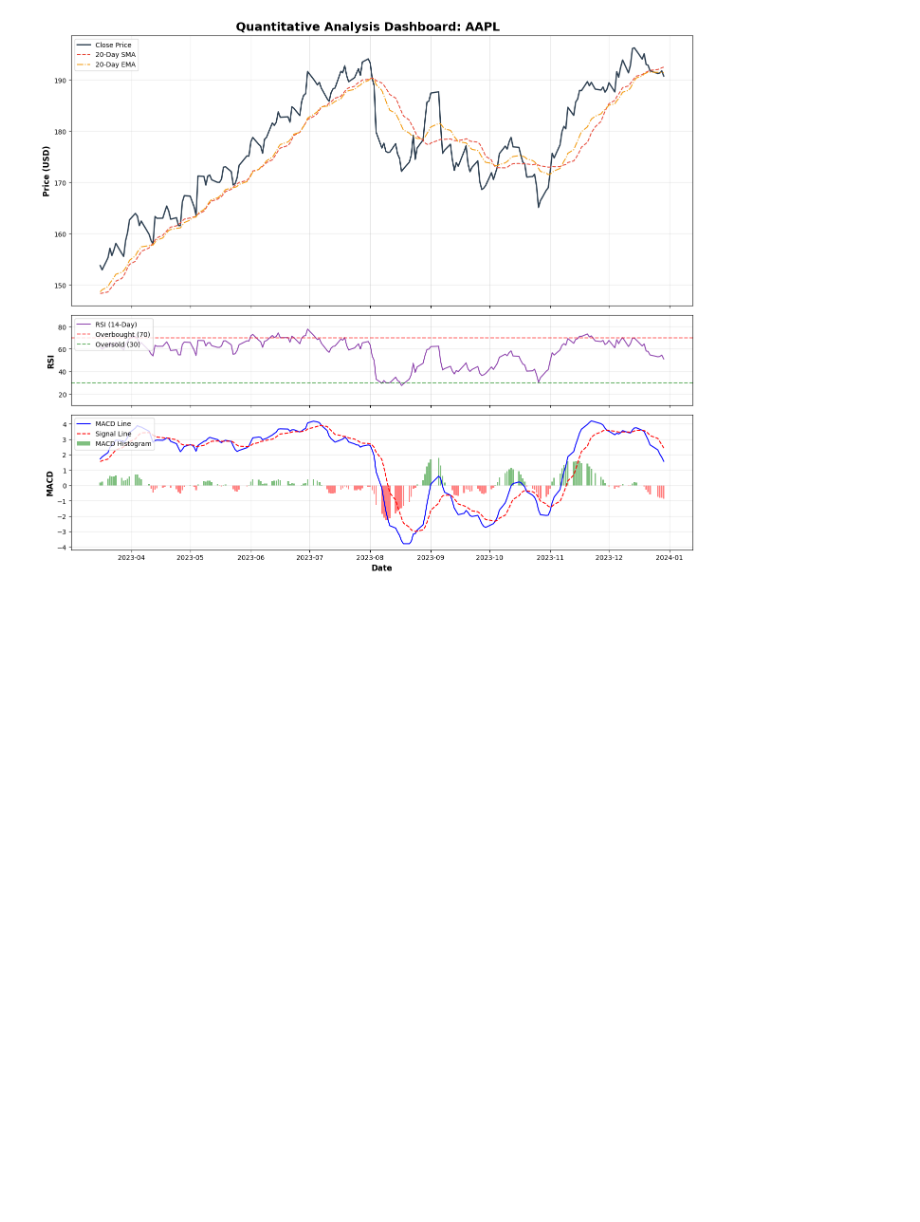
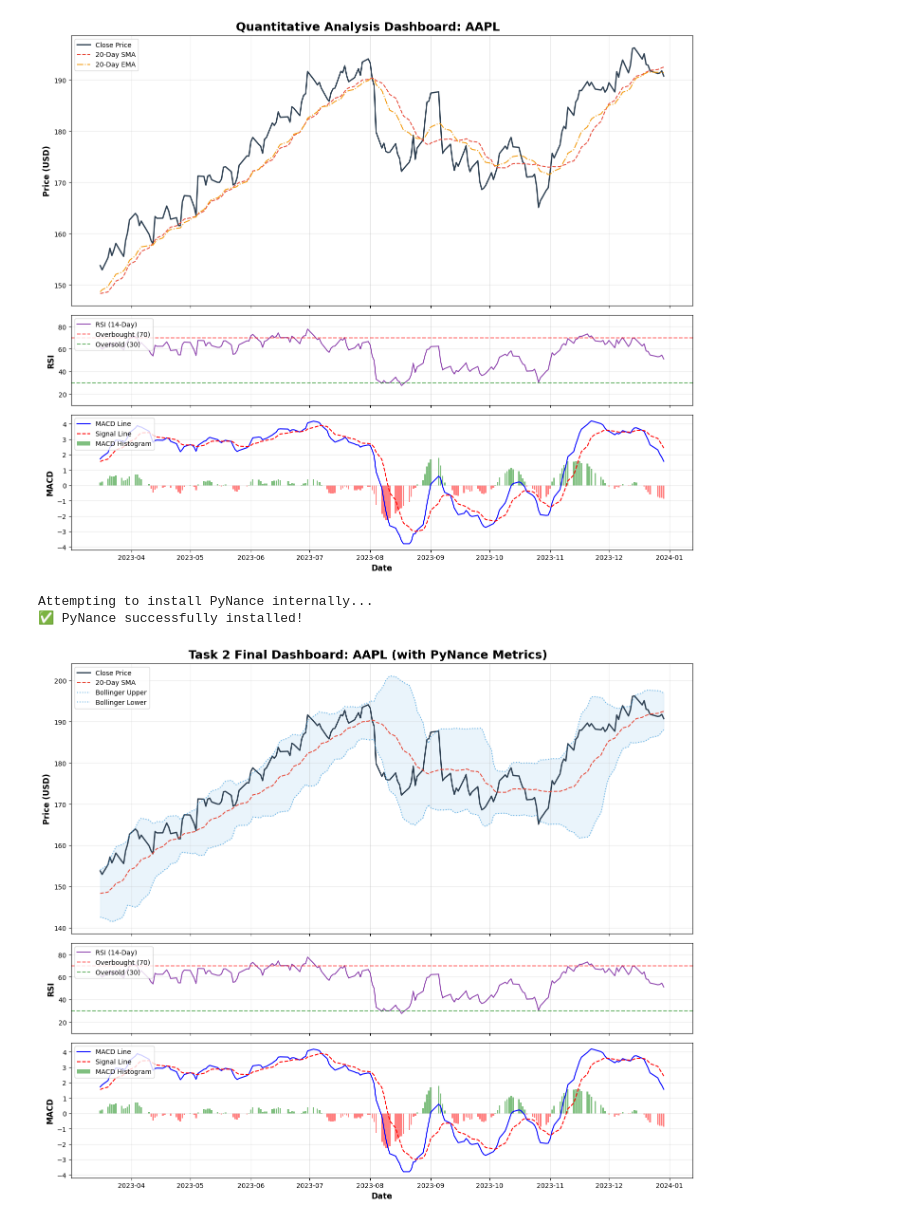
Before and after one commit to KetimTesfaye/news-sentiment-analysis, a Jupyter notebook: notebooks/02_quantitative_analysis.ipynb, the cells around one changed output. Drawn from its saved outputs; the diff is of its cells as text; code cells hidden in the pictures; blank space fills up the shorter version.

Commit message:
feat: complete Task 2 with PyNance metrics and 3-panel visualization

```diff
--- a/notebooks/02_quantitative_analysis.ipynb
+++ b/notebooks/02_quantitative_analysis.ipynb
@@ -235,3 +227,62 @@ else:
 
 --- Generating Professional Dashboard ---
 [figure]
+# %%
+import sys
+import subprocess
+
+print("Attempting to install PyNance internally...")
+subprocess.check_call([sys.executable, '-m', 'pip', 'install', 'pynance'])
+print("✅ PyNance successfully installed!")
+# %% [output]
+Attempting to install PyNance internally...
+✅ PyNance successfully installed!
+# %%
+import matplotlib.pyplot as plt
+
+def plot_final_dashboard(ticker, df):
+    plot_df = df.tail(200)
+
+    fig, (ax1, ax2, ax3) = plt.subplots(3, 1, figsize=(14, 12), gridspec_kw={'height_ratios': [3, 1, 1.5]}, sharex=True)
+
+    clean_ticker = ticker.split(".")[0]
+    fig.suptitle(f'Task 2 Final Dashboard: {clean_ticker} (with PyNance Metrics)', fontsize=18, fontweight='bold')
+
+    ax1.plot(plot_df.index, plot_df['Close'], label='Close Price', color='#2c3e50', linewidth=2)
+    ax1.plot(plot_df.index, plot_df['SMA_20'], label='20-Day SMA', color='#e74c3c', linestyle='--')
+
+    ax1.plot(plot_df.index, plot_df['Bollinger_Upper'], color='#3498db', linestyle=':', alpha=0.7, label='Bollinger Upper')
+    ax1.plot(plot_df.index, plot_df['Bollinger_Lower'], color='#3498db', linestyle=':', alpha=0.7, label='Bollinger Lower')
+    ax1.fill_between(plot_df.index, plot_df['Bollinger_Lower'], plot_df['Bollinger_Upper'], color='#3498db', alpha=0.1)
+
+    ax1.set_ylabel('Price (USD)', fontsize=12, fontweight='bold')
+    ax1.legend(loc='upper left')
+    ax1.grid(True, alpha=0.3)
+
+    ax2.plot(plot_df.index, plot_df['RSI_14'], label='RSI (14-Day)', color='#8e44ad')
+    ax2.axhline(70, color='red', linestyle='--', alpha=0.6, label='Overbought (70)')
+    ax2.axhline(30, color='green', linestyle='--', alpha=0.6, label='Oversold (30)')
+    ax2.set_ylabel('RSI', fontsize=12, fontweight='bold')
+    ax2.set_ylim(10, 90)
+    ax2.legend(loc='upper left')
+    ax2.grid(True, alpha=0.3)
+
+    ax3.plot(plot_df.index, plot_df['MACD'], label='MACD Line', color='blue')
+    ax3.plot(plot_df.index, plot_df['MACD_signal'], label='Signal Line', color='red', linestyle='--')
+
+    colors = ['green' if val >= 0 else 'red' for val in plot_df['MACD_hist']]
+    ax3.bar(plot_df.index, plot_df['MACD_hist'], label='MACD Histogram', color=colors, alpha=0.5)
+
+    ax3.set_ylabel('MACD', fontsize=12, fontweight='bold')
+    ax3.set_xlabel('Date', fontsize=12, fontweight='bold')
+    ax3.legend(loc='upper left')
+    ax3.grid(True, alpha=0.3)
+
+    plt.tight_layout()
+    plt.show()
+
+aapl_key = 'AAPL.CSV' if 'AAPL.CSV' in stocks_dict else 'AAPL'
+if aapl_key in stocks_dict:
+    plot_final_dashboard(aapl_key, stocks_dict[aapl_key])
+# %% [output]
+[figure, added]
```
Also changed, not shown: parts of 1 cell of this notebook.
